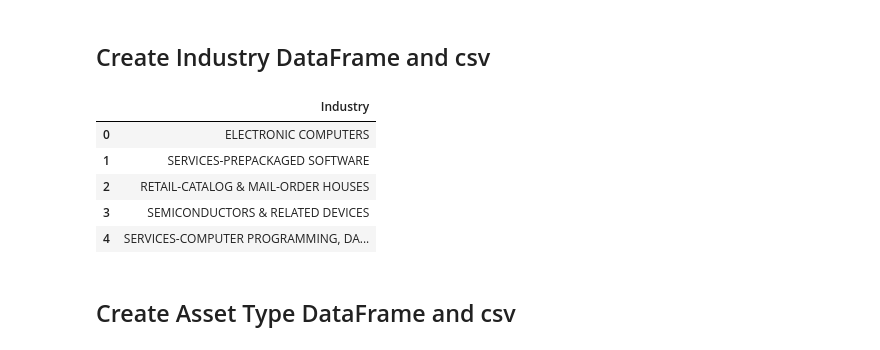
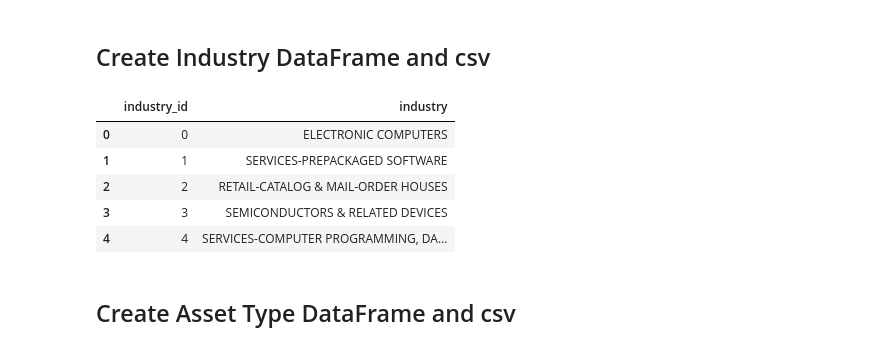
Before and after one commit to Kokolipa/Nasdaq_100, a Jupyter notebook: transform.ipynb, the cells around one changed output. Saved outputs shown, nothing was run; the diff lists cells and outputs as text; code cells hidden in the pictures.

```diff
--- a/transform.ipynb
+++ b/transform.ipynb
@@ -95,14 +81,3 @@ sector = sector_base.rename(columns={"Sector": "sector"})
 sector.to_csv("clean_db_data/clean_sector.csv", encoding='UTF-8', index=False)
 # %% [markdown]
 ## Create Industry DataFrame and csv
-# %%
-# Exctract the industry column from the metadata Dataframe
-industry_list = all_metadata[["Industry"]]
-industry_list.head()
-# %% [output]
-|  | Industry |
-| 0 | ELECTRONIC COMPUTERS |
-| 1 | SERVICES-PREPACKAGED SOFTWARE |
-| 2 | RETAIL-CATALOG & MAIL-ORDER HOUSES |
-| 3 | SEMICONDUCTORS & RELATED DEVICES |
-| 4 | SERVICES-COMPUTER PROGRAMMING, DA... |
@@ -112,5 +84,24 @@ industry_base = industry_list.drop_duplicates().reset_index(drop=True)
 # %%
+# Exctract the industry column from the metadata Dataframe
+industry_list = all_metadata[["Industry"]]
+
+# Keep only unique instances of industry
+industry_base = industry_list.drop_duplicates().reset_index(drop=True)
+
 # Create a unique id for each industry
 industry_base["industry_id"] = range(len(industry_base))
 id_column = industry_base.pop("industry_id")
 industry_base.insert(0, "industry_id", id_column)
+
+# Rename column
+industry = industry_base.rename(columns={"Industry": "industry"})
+
+# Preview dataframe
+industry.head()
+# %% [output]
+|  | industry_id | industry |
+| 0 | 0 | ELECTRONIC COMPUTERS |
+| 1 | 1 | SERVICES-PREPACKAGED SOFTWARE |
+| 2 | 2 | RETAIL-CATALOG & MAIL-ORDER HOUSES |
+| 3 | 3 | SEMICONDUCTORS & RELATED DEVICES |
+| 4 | 4 | SERVICES-COMPUTER PROGRAMMING, DA... |
```
Also changed, not shown: parts of 44 cells of this notebook, 1 other file.
